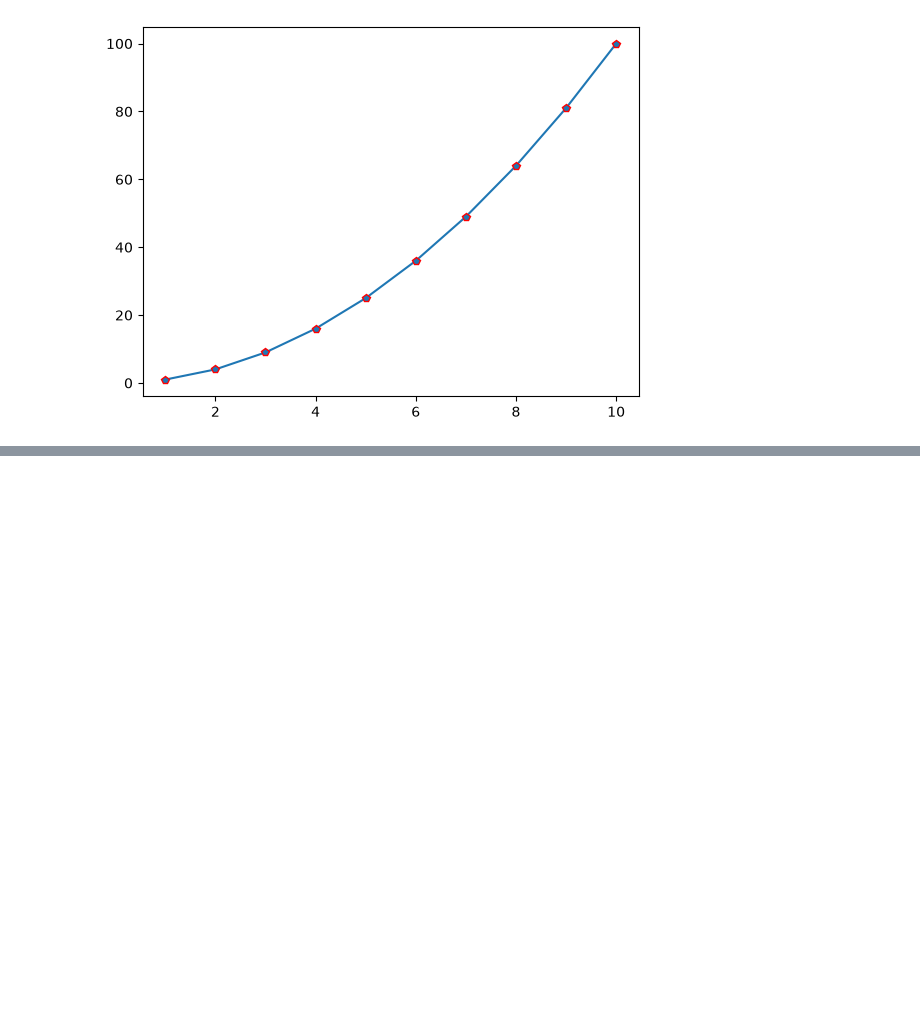
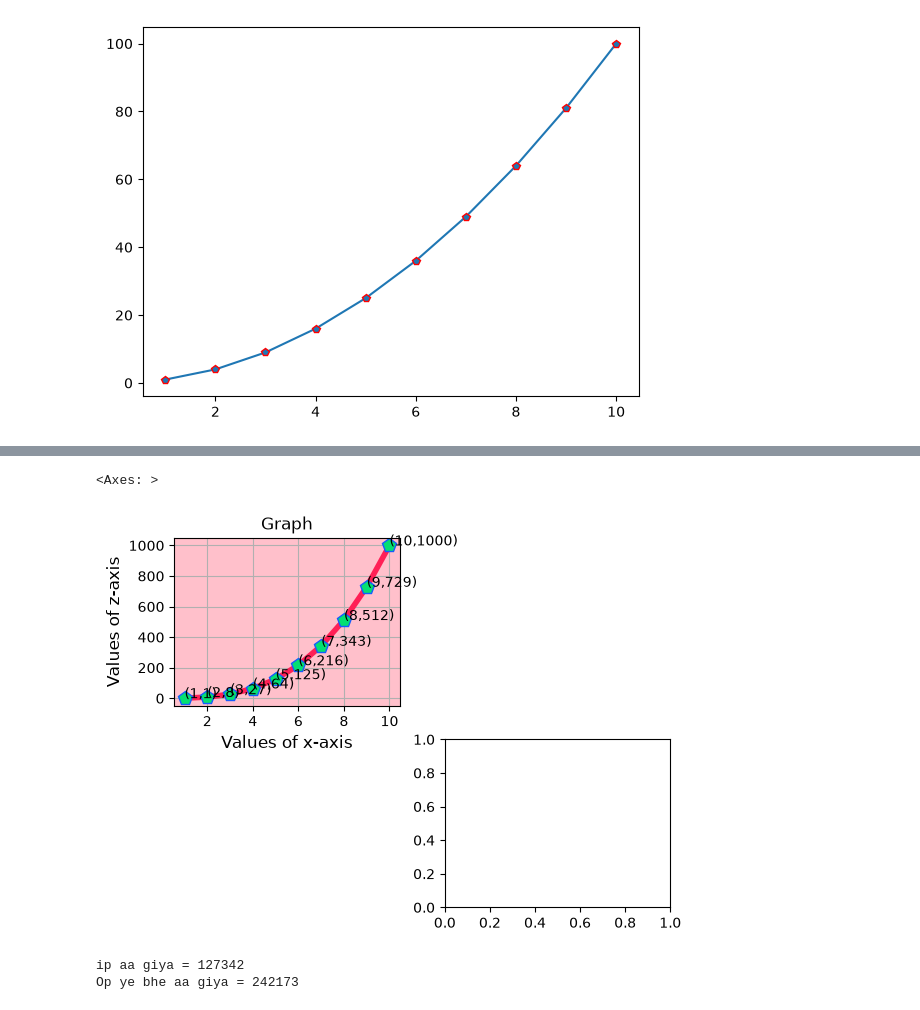
Before and after one commit to avnish-007/temp-repo, a Jupyter notebook: matplotlib_practice.ipynb, the cells around one changed output, grey strips where cells are left out. Cells and saved outputs as stored; diff of their text form; code cells hidden in the pictures; blank space fills up the shorter version.

```diff
--- a/matplotlib_practice.ipynb
+++ b/matplotlib_practice.ipynb
@@ -49,0 +102,32 @@ plt.plot(x,y,marker='p',markeredgecolor='red')
+# %%
+plt.subplot(2,2,1)
+plt.plot(x, z, marker='p', color='#ff2056', linewidth=4, markersize=10, markerfacecolor='#05DF72', markeredgecolor='#155DFC')
+plt.grid(True)
+plt.xlabel('Values of x-axis', fontsize=12, color='black')
+plt.ylabel('Values of z-axis', fontsize=12, color='black')
+plt.title('Graph', fontsize=12, color='black')
+plt.gca().set_facecolor('Pink')
+# Annotate():
+for i in range(len(x)):
+    plt.annotate(f'({x[i]},{z[i]})' , (x[i],z[i]))
+plt.subplot(2,2,1)
+plt.subplot(2,2,4)
+# %% [output]
+<Axes: >
+[figure, added]
+# %%
+num = 127342
+s = str(num)
+
+
+e = "".join(d for d in s if int(d) % 2 == 0)
+o = "".join(d for d in s if int(d) % 2 != 0)
+
+
+result = int(e + o)
+
+print("ip aa giya =", num)
+print("Op ye bhe aa giya =", result)
+# %% [output]
+ip aa giya = 127342
+Op ye bhe aa giya = 242173
```
Also changed, not shown: parts of 15 cells of this notebook.
